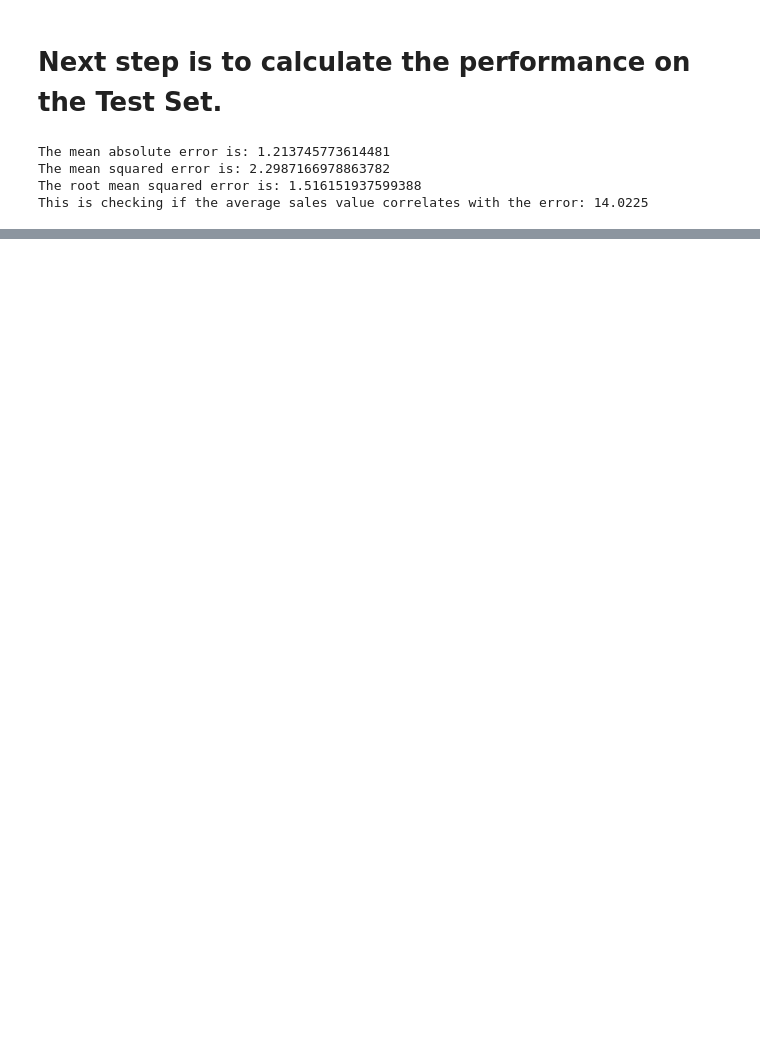
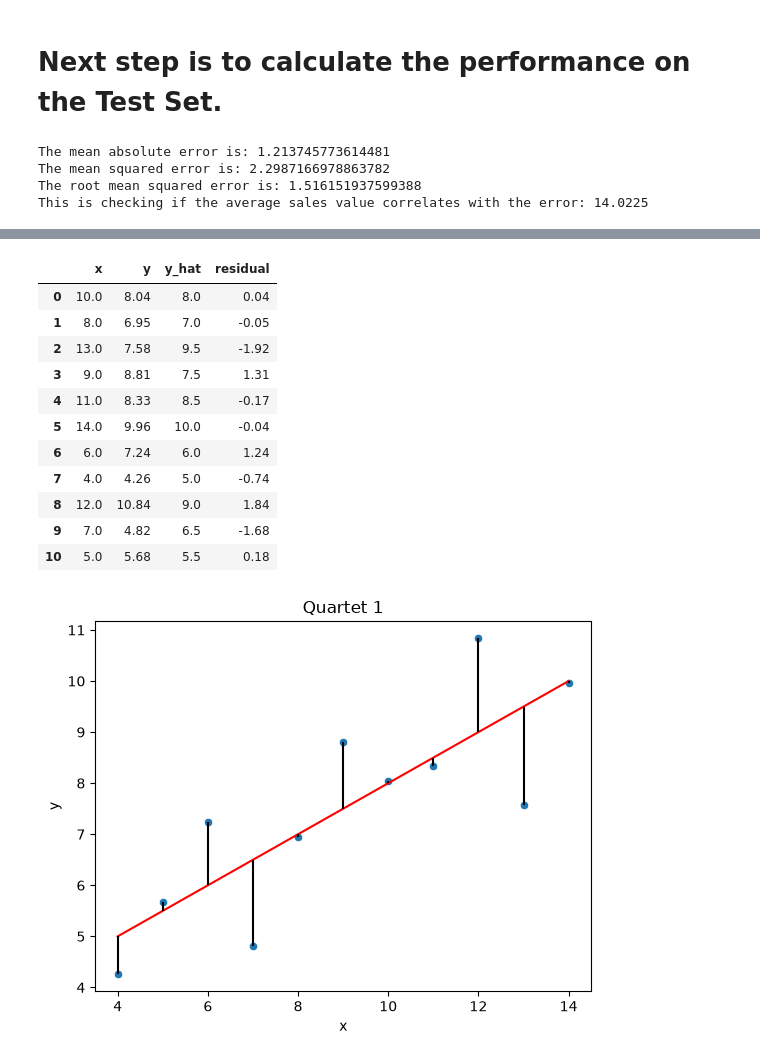
Before and after one commit to moeletsi04/machine_learning_study, a Jupyter notebook: Linear Regression/01_linear_regression.ipynb, the cells around one changed output, grey strips where cells are left out. Cells and saved outputs as stored; diff of their text form; code cells hidden in the pictures; blank space fills up the shorter version.

Commit message:
Added residuals

```diff
--- a/Linear Regression/01_linear_regression.ipynb
+++ b/Linear Regression/01_linear_regression.ipynb
@@ -142,0 +249,26 @@ This is checking if the average sales value correlates with the error: 14.0225
+# %%
+quartet = pd.read_csv(r"G:\My Drive\INTRO TO ML AND DATA SCIENCE\data\anscombes_quartet1.csv")
+# %%
+# y_hat = 3.00 + 0.50x
+quartet["y_hat"] = 3  + 0.5 * quartet['x']
+quartet['residual'] = quartet['y'] - quartet['y_hat']
+display(quartet)
+
+sns.scatterplot(data=quartet, x='x',y='y')
+sns.lineplot(data=quartet,x='x',y='y_hat',color='red')
+plt.vlines(quartet['x'],quartet['y'],quartet['y']-quartet['residual'],colors='black')
+plt.title("Quartet 1");
+# %% [output]
+|  | x | y | y_hat | residual |
+| 0 | 10.0 | 8.04 | 8.0 | 0.04 |
+| 1 | 8.0 | 6.95 | 7.0 | -0.05 |
+| 2 | 13.0 | 7.58 | 9.5 | -1.92 |
+| 3 | 9.0 | 8.81 | 7.5 | 1.31 |
+| 4 | 11.0 | 8.33 | 8.5 | -0.17 |
+| 5 | 14.0 | 9.96 | 10.0 | -0.04 |
+| 6 | 6.0 | 7.24 | 6.0 | 1.24 |
+| 7 | 4.0 | 4.26 | 5.0 | -0.74 |
+| 8 | 12.0 | 10.84 | 9.0 | 1.84 |
+| 9 | 7.0 | 4.82 | 6.5 | -1.68 |
+| 10 | 5.0 | 5.68 | 5.5 | 0.18 |
+[figure, added]
```
Also changed, not shown: parts of 9 cells of this notebook.
